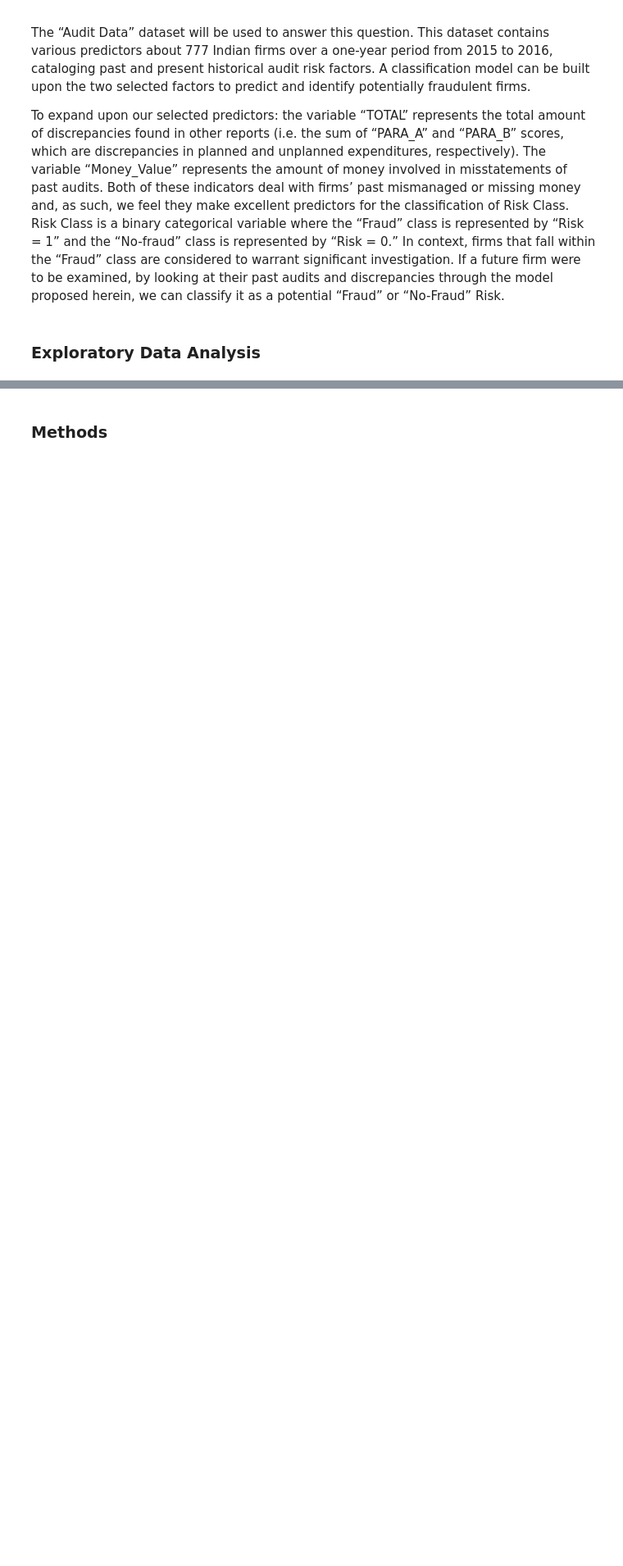
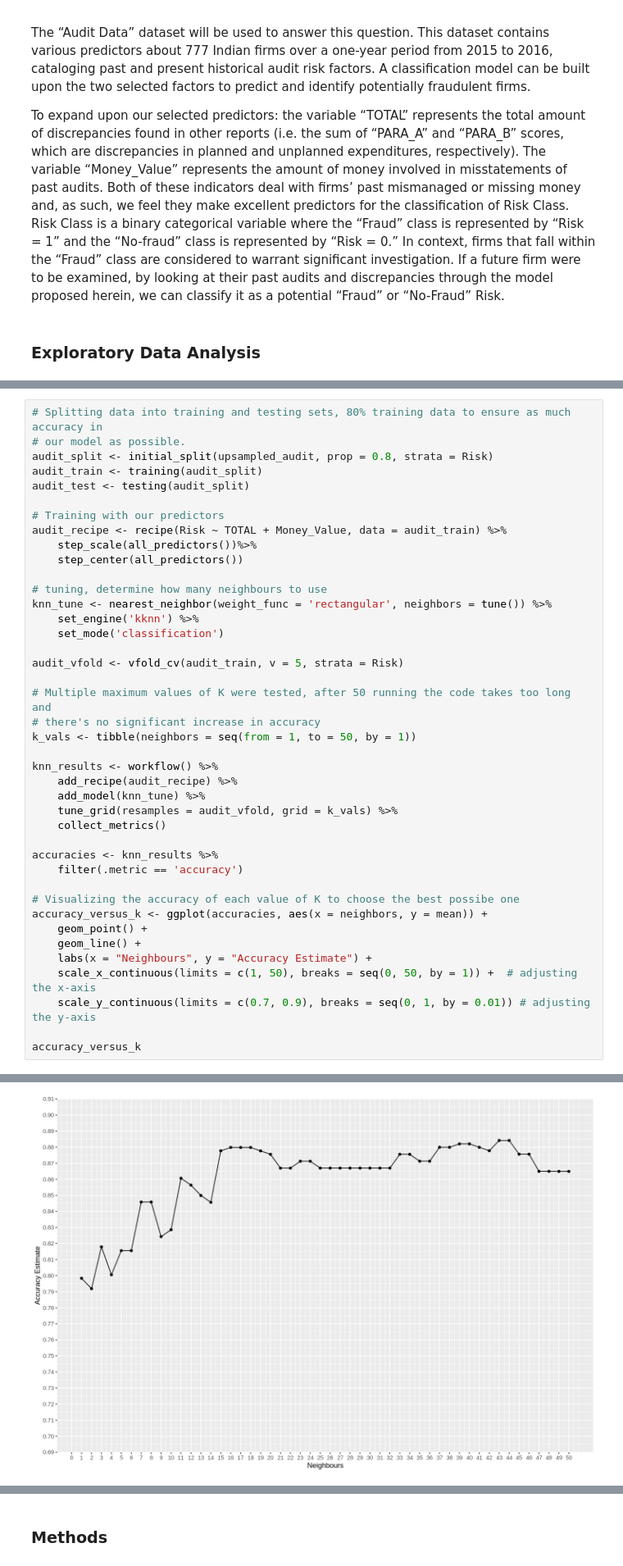
Before and after one commit to fulleraltamiranoe/audit_data, a Jupyter notebook: Final Project Proposal.ipynb, the cells around one changed output, grey strips where cells are left out. Shown: that part at 82% size. Drawn from its saved outputs; the diff is of its cells as text; blank space fills up the shorter version.

```diff
--- a/Final Project Proposal.ipynb
+++ b/Final Project Proposal.ipynb
@@ -162,0 +138,42 @@ Warning message:
+# %%
+# Splitting data into training and testing sets, 80% training data to ensure as much accuracy in
+# our model as possible.
+audit_split <- initial_split(upsampled_audit, prop = 0.8, strata = Risk)
+audit_train <- training(audit_split)
+audit_test <- testing(audit_split)
+
+# Training with our predictors
+audit_recipe <- recipe(Risk ~ TOTAL + Money_Value, data = audit_train) %>%
+    step_scale(all_predictors())%>%
+    step_center(all_predictors())
+
+# tuning, determine how many neighbours to use
+knn_tune <- nearest_neighbor(weight_func = 'rectangular', neighbors = tune()) %>%
+    set_engine('kknn') %>%
+    set_mode('classification')
+
+audit_vfold <- vfold_cv(audit_train, v = 5, strata = Risk)
+
+# Multiple maximum values of K were tested, after 50 running the code takes too long and
+# there's no significant increase in accuracy
+k_vals <- tibble(neighbors = seq(from = 1, to = 50, by = 1))
+
+knn_results <- workflow() %>%
+    add_recipe(audit_recipe) %>%
+    add_model(knn_tune) %>%
+    tune_grid(resamples = audit_vfold, grid = k_vals) %>%
+    collect_metrics()
+
+accuracies <- knn_results %>%
+    filter(.metric == 'accuracy')
+
+# Visualizing the accuracy of each value of K to choose the best possibe one
+accuracy_versus_k <- ggplot(accuracies, aes(x = neighbors, y = mean)) +
+    geom_point() +
+    geom_line() +
+    labs(x = "Neighbours", y = "Accuracy Estimate") +
+    scale_x_continuous(limits = c(1, 50), breaks = seq(0, 50, by = 1)) +  # adjusting the x-axis
+    scale_y_continuous(limits = c(0.7, 0.9), breaks = seq(0, 1, by = 0.01)) # adjusting the y-axis
+
+accuracy_versus_k
+# %% [output]
@@ -162,0 +185 @@ Warning message:
+[figure, added]
```
Also changed, not shown: parts of 9 cells of this notebook.
